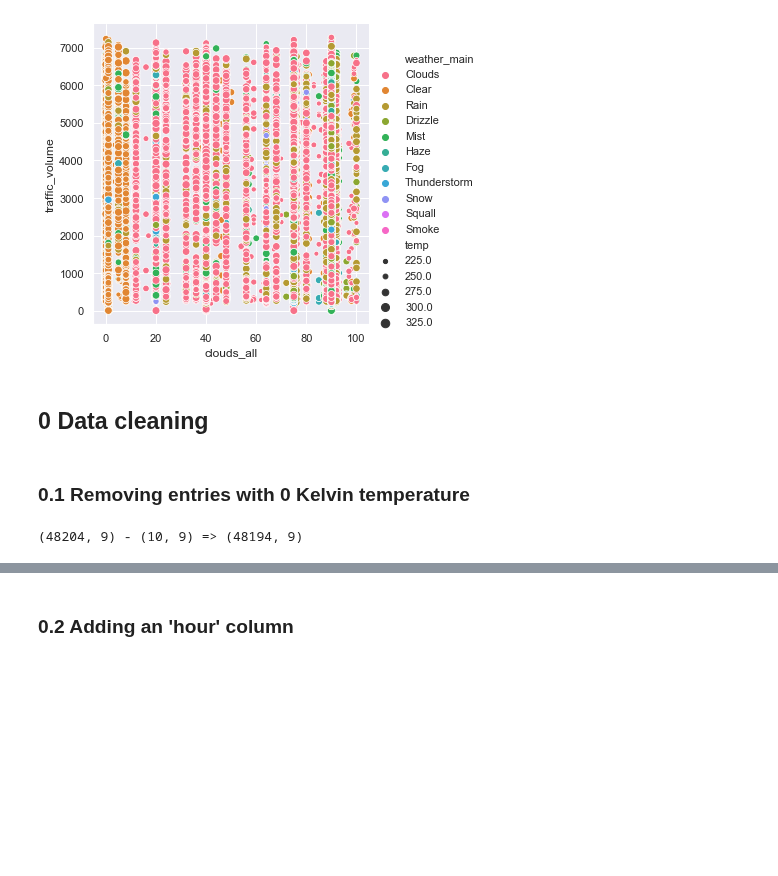
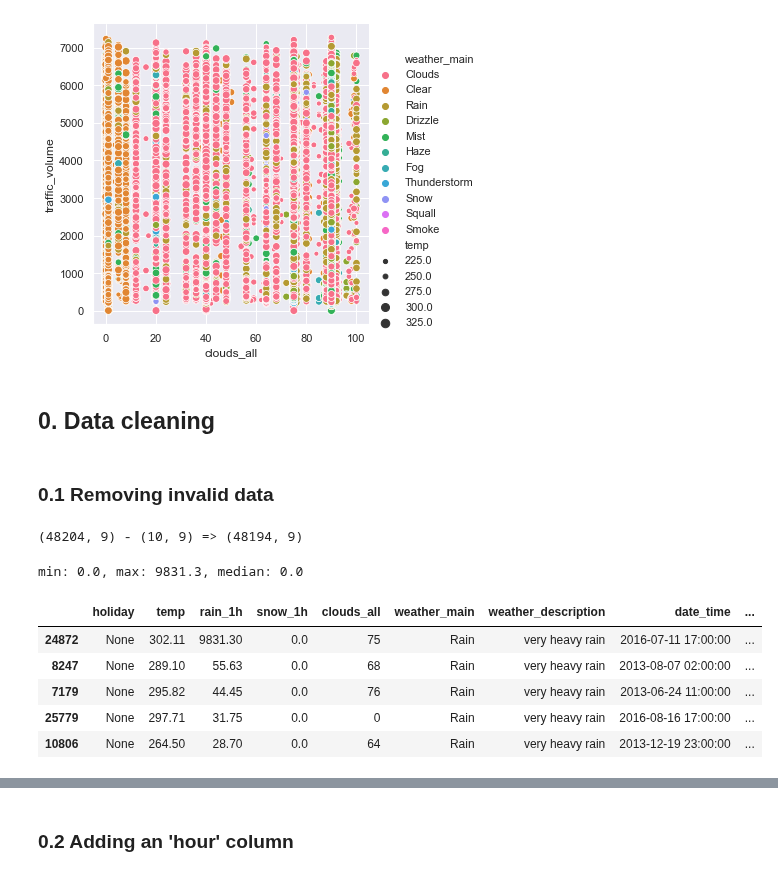
Before and after one commit to laurelkeys/machine-learning, a Jupyter notebook: assignment-1/Assignment1.ipynb, the cells around one changed output, grey strips where cells are left out. Saved outputs shown, nothing was run; the diff lists cells and outputs as text; code cells hidden in the pictures; blank space fills up the shorter version.

```diff
--- a/assignment-1/Assignment1.ipynb
+++ b/assignment-1/Assignment1.ipynb
@@ -287,11 +287,11 @@ sns.relplot(x="clouds_all", y="traffic_volume", hue="weather_main", size="temp",
 [figure]
 [figure]
 # %% [markdown]
-## 0 Data cleaning
+## 0. Data cleaning
 # %%
 # we'll copy our dataset to the DataFrame object 'data' to clean it and
 # save it as a new .csv file later (splitting it into trainning/validation and test)
 data = dataset_csv.copy()
 # %% [markdown]
-### 0.1 Removing entries with 0 Kelvin temperature
+### 0.1 Removing invalid data
 # %%
@@ -301,3 +302,15 @@ data = data.query("temp > 0.0")
 print(data.shape) # removes 10 invalid examples
 # %% [output]
 (48204, 9) - (10, 9) => (48194, 9)
+# %%
+# the max rain_1h value looks invalid, so we'll drop it
+print(f"min: {data.rain_1h.min()}, max: {data.rain_1h.max()}, median: {data.rain_1h.median()}")
+data.query("rain_1h > 0.0").sort_values(by="rain_1h", ascending=False).head()
+# %% [output]
+min: 0.0, max: 9831.3, median: 0.0
+|  | holiday | temp | rain_1h | snow_1h | clouds_all | weather_main | weather_description | date_time | ... |
+| 24872 | None | 302.11 | 9831.30 | 0.0 | 75 | Rain | very heavy rain | 2016-07-11 17:00:00 | ... |
+| 8247 | None | 289.10 | 55.63 | 0.0 | 68 | Rain | very heavy rain | 2013-08-07 02:00:00 | ... |
+| 7179 | None | 295.82 | 44.45 | 0.0 | 76 | Rain | very heavy rain | 2013-06-24 11:00:00 | ... |
+| 25779 | None | 297.71 | 31.75 | 0.0 | 0 | Rain | very heavy rain | 2016-08-16 17:00:00 | ... |
+| 10806 | None | 264.50 | 28.70 | 0.0 | 64 | Rain | very heavy rain | 2013-12-19 23:00:00 | ... |
```
Also changed, not shown: parts of 10 cells of this notebook, 1 other file.
